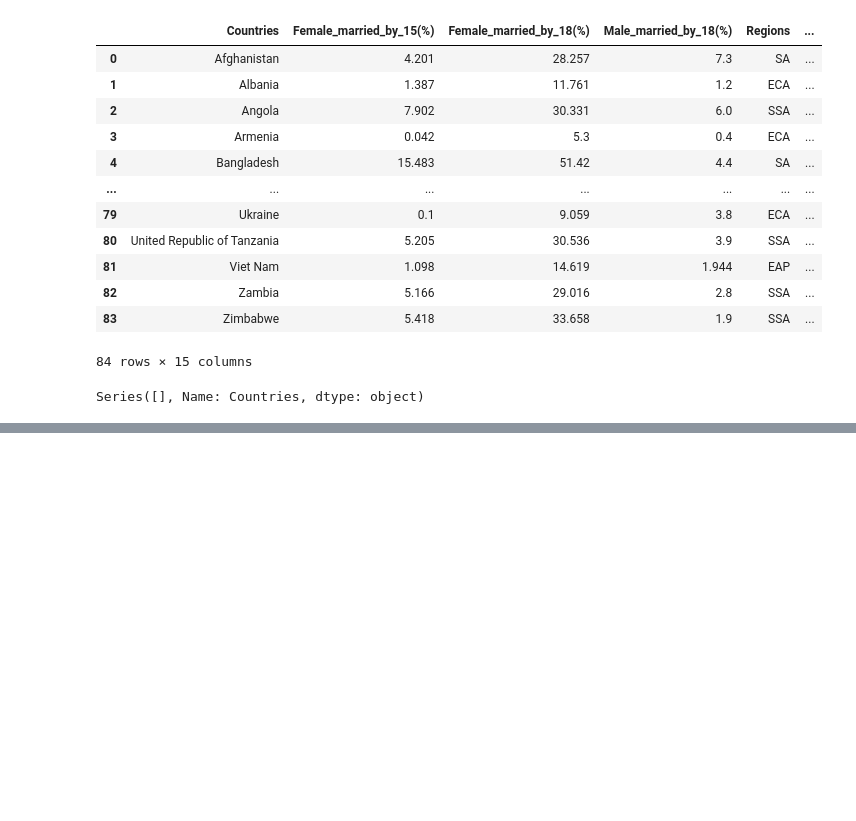
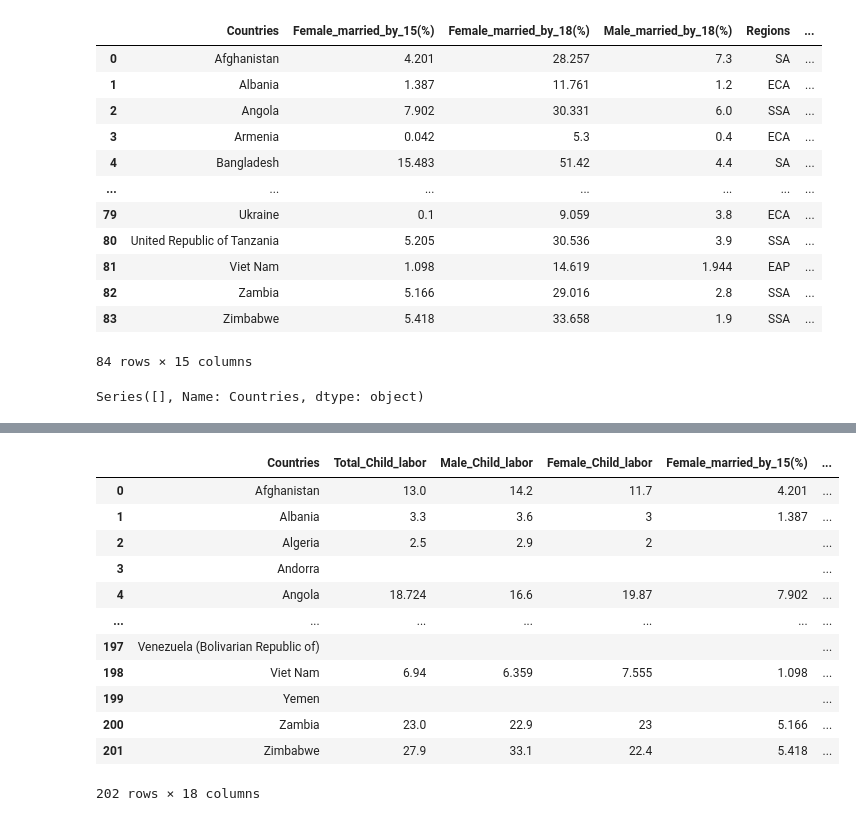
Before and after one commit to shimjide123/datman, a Jupyter notebook: PS3_by_Yu_Nong.ipynb, the cells around one changed output, grey strips where cells are left out. Saved outputs shown, nothing was run; the diff lists cells and outputs as text; code cells hidden in the pictures; blank space fills up the shorter version.

```diff
--- a/PS3_by_Yu_Nong.ipynb
+++ b/PS3_by_Yu_Nong.ipynb
@@ -181,0 +282,36 @@ Series([], Name: Countries, dtype: object)
+# %%
+merged['Female_married_by_18(%)'] = pd.to_numeric(merged['Female_married_by_18(%)'], errors='coerce')
+merged['Female_married_by_15(%)'] = pd.to_numeric(merged['Female_married_by_15(%)'], errors='coerce')
+merged['Male_married_by_18(%)'] = pd.to_numeric(merged['Male_married_by_18(%)'], errors='coerce')
+# %%
+merged['Male_married_by_18(%)'].fillna('',inplace=True)
+merged['Female_married_by_15(%)'].fillna('',inplace=True)
+merged['Female_married_by_18(%)'].fillna('',inplace=True)
+merged['Total_Child_labor'].fillna('',inplace=True)
+merged['Male_Child_labor'].fillna('',inplace=True)
+merged['Female_Child_labor'].fillna('',inplace=True)
+merged['Regions'].fillna('',inplace=True)
+merged['Development Regions'].fillna('',inplace=True)
+merged['Female_completion_rate'].fillna('',inplace=True)
+merged['Male_completion_rate'].fillna('',inplace=True)
+merged['Rural_completion_rate'].fillna('',inplace=True)
+merged['Urban_completion_rate'].fillna('',inplace=True)
+merged['Total'].fillna('',inplace=True)
+
+merged.replace('-','',inplace=True)
+
+merged
+# %% [output]
+|  | Countries | Total_Child_labor | Male_Child_labor | Female_Child_labor | Female_married_by_15(%) | ... |
+| 0 | Afghanistan | 13.0 | 14.2 | 11.7 | 4.201 | ... |
+| 1 | Albania | 3.3 | 3.6 | 3 | 1.387 | ... |
+| 2 | Algeria | 2.5 | 2.9 | 2 |  | ... |
+| 3 | Andorra |  |  |  |  | ... |
+| 4 | Angola | 18.724 | 16.6 | 19.87 | 7.902 | ... |
+| ... | ... | ... | ... | ... | ... | ... |
+| 197 | Venezuela (Bolivarian Republic of) |  |  |  |  | ... |
+| 198 | Viet Nam | 6.94 | 6.359 | 7.555 | 1.098 | ... |
+| 199 | Yemen |  |  |  |  | ... |
+| 200 | Zambia | 23.0 | 22.9 | 23 | 5.166 | ... |
+| 201 | Zimbabwe | 27.9 | 33.1 | 22.4 | 5.418 | ... |
+202 rows × 18 columns
```
Also changed, not shown: parts of 9 cells of this notebook.
